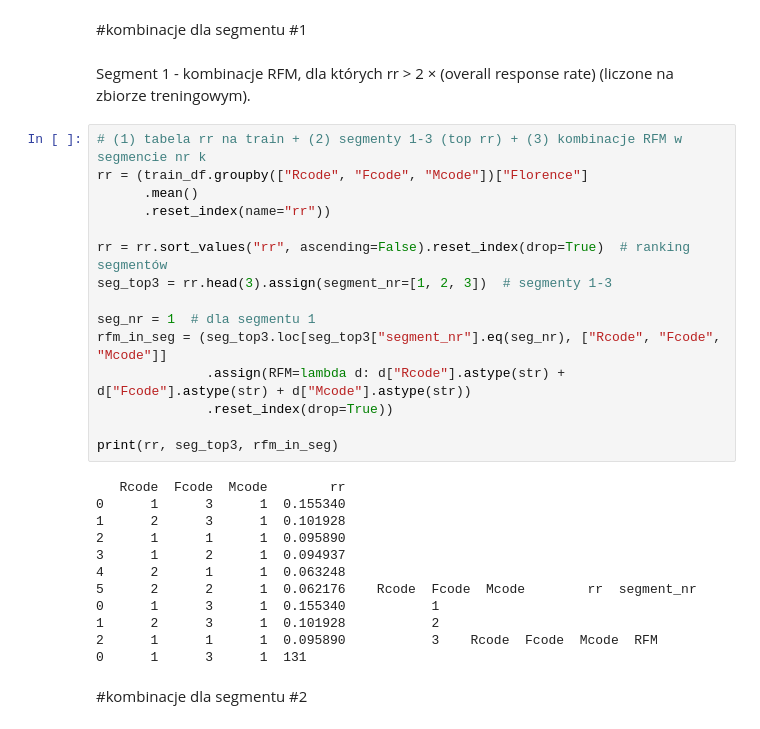
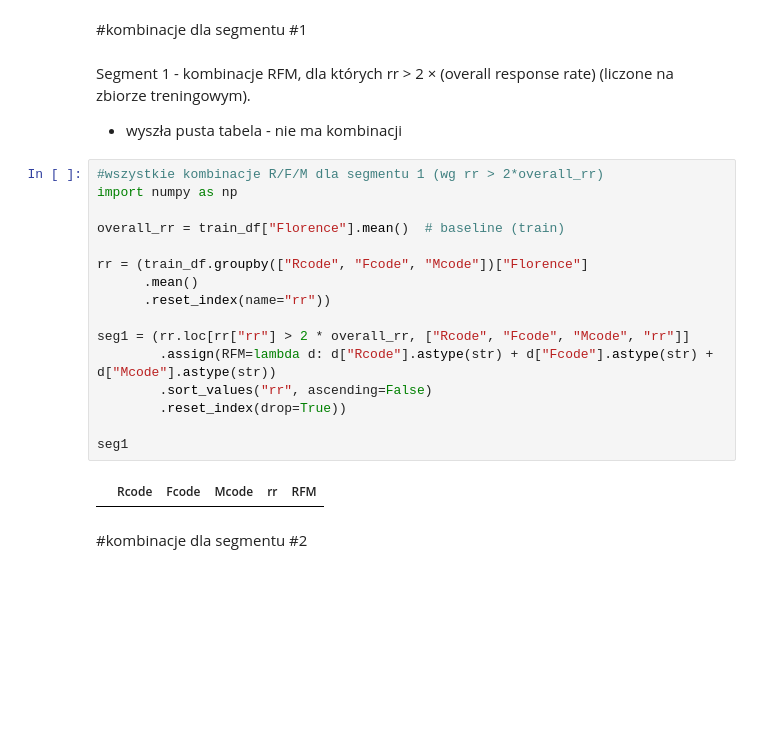
Before and after one commit to Marcin19721205/BDCaseStudy, a Jupyter notebook: BDCSZad1.ipynb, the cells around one changed output. Saved outputs shown, nothing was run; the diff lists cells and outputs as text; blank space fills up the shorter version.

```diff
--- a/BDCSZad1.ipynb
+++ b/BDCSZad1.ipynb
@@ -164,33 +164,25 @@ train_df["Mcode"] = np.select(
 #kombinacje dla segmentu #1
 # %% [markdown]
 Segment 1 - kombinacje RFM, dla których rr > 2 × (overall response rate) (liczone na zbiorze treningowym).
+- wyszła pusta tabela - nie ma kombinacji
 # %%
-# (1) tabela rr na train + (2) segmenty 1-3 (top rr) + (3) kombinacje RFM w segmencie nr k
+#wszystkie kombinacje R/F/M dla segmentu 1 (wg rr > 2*overall_rr)
+import numpy as np
+
+overall_rr = train_df["Florence"].mean()  # baseline (train)
+
 rr = (train_df.groupby(["Rcode", "Fcode", "Mcode"])["Florence"]
       .mean()
       .reset_index(name="rr"))
 
-rr = rr.sort_values("rr", ascending=False).reset_index(drop=True)  # ranking segmentów
-seg_top3 = rr.head(3).assign(segment_nr=[1, 2, 3])  # segmenty 1-3
+seg1 = (rr.loc[rr["rr"] > 2 * overall_rr, ["Rcode", "Fcode", "Mcode", "rr"]]
+        .assign(RFM=lambda d: d["Rcode"].astype(str) + d["Fcode"].astype(str) + d["Mcode"].astype(str))
+        .sort_values("rr", ascending=False)
+        .reset_index(drop=True))
 
-seg_nr = 1  # dla segmentu 1
-rfm_in_seg = (seg_top3.loc[seg_top3["segment_nr"].eq(seg_nr), ["Rcode", "Fcode", "Mcode"]]
-              .assign(RFM=lambda d: d["Rcode"].astype(str) + d["Fcode"].astype(str) + d["Mcode"].astype(str))
-              .reset_index(drop=True))
-
-print(rr, seg_top3, rfm_in_seg)
+seg1
 # %% [output]
-   Rcode  Fcode  Mcode        rr
-0      1      3      1  0.155340
-1      2      3      1  0.101928
-2      1      1      1  0.095890
-3      1      2      1  0.094937
-4      2      1      1  0.063248
-5      2      2      1  0.062176    Rcode  Fcode  Mcode        rr  segment_nr
-0      1      3      1  0.155340           1
-1      2      3      1  0.101928           2
-2      1      1      1  0.095890           3    Rcode  Fcode  Mcode  RFM
-0      1      3      1  131
+|  | Rcode | Fcode | Mcode | rr | RFM |
 # %% [markdown]
 #kombinacje dla segmentu #2
 # %% [markdown]
```
Also changed, not shown: parts of 2 cells of this notebook.
